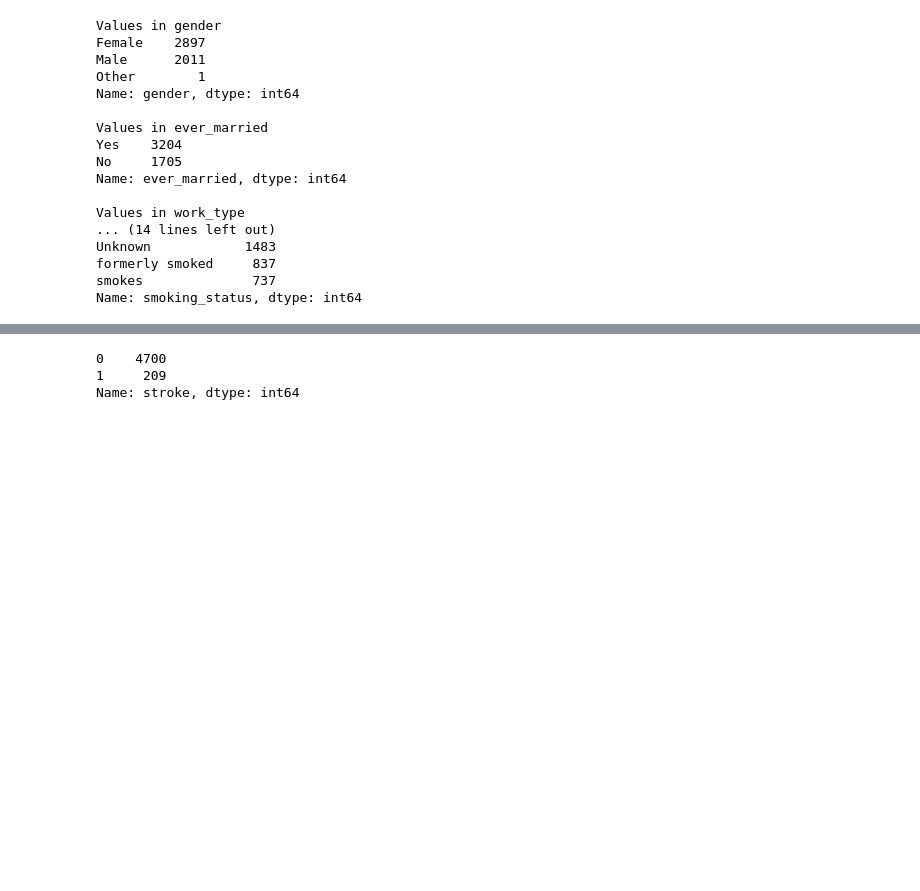
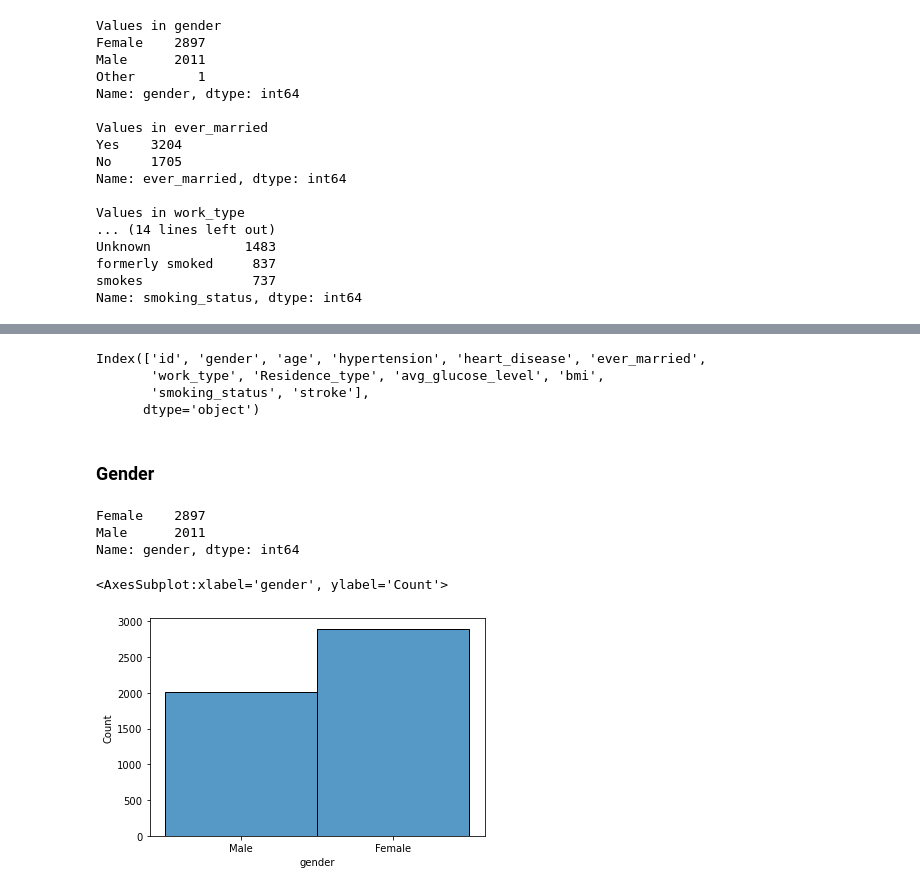
Before and after one commit to alexander-billings/stroke_prediction, a Jupyter notebook: Stroke_Prediction.ipynb, the cells around one changed output, grey strips where cells are left out. Cells and saved outputs as stored; diff of their text form; code cells hidden in the pictures; blank space fills up the shorter version.

Commit message:
Organized data cleaning and added univariate analysis

```diff
--- a/Stroke_Prediction.ipynb
+++ b/Stroke_Prediction.ipynb
@@ -94,3 +98,6 @@ Unknown            1483
 formerly smoked     837
 smokes              737
 Name: smoking_status, dtype: int64
+# %%
+# Dropping gender outlier due to sample size of one
+df.drop(index=df.loc[df['gender'] == 'Other'].index, inplace=True)
@@ -101,6 +138,20 @@ Name: smoking_status, dtype: int64
+# %%
+df.columns
+# %% [output]
+Index(['id', 'gender', 'age', 'hypertension', 'heart_disease', 'ever_married',
+       'work_type', 'Residence_type', 'avg_glucose_level', 'bmi',
+       'smoking_status', 'stroke'],
+      dtype='object')
+# %% [markdown]
+### Gender
 # %%
-df['stroke'].value_counts()
+df['gender'].value_counts()
 # %% [output]
-0    4700
-1     209
-Name: stroke, dtype: int64
+Female    2897
+Male      2011
+Name: gender, dtype: int64
+# %%
+sns.histplot(data = df, x = 'gender')
+# %% [output]
+<AxesSubplot:xlabel='gender', ylabel='Count'>
+[figure, added]
```
Also changed, not shown: parts of 29 cells of this notebook.
